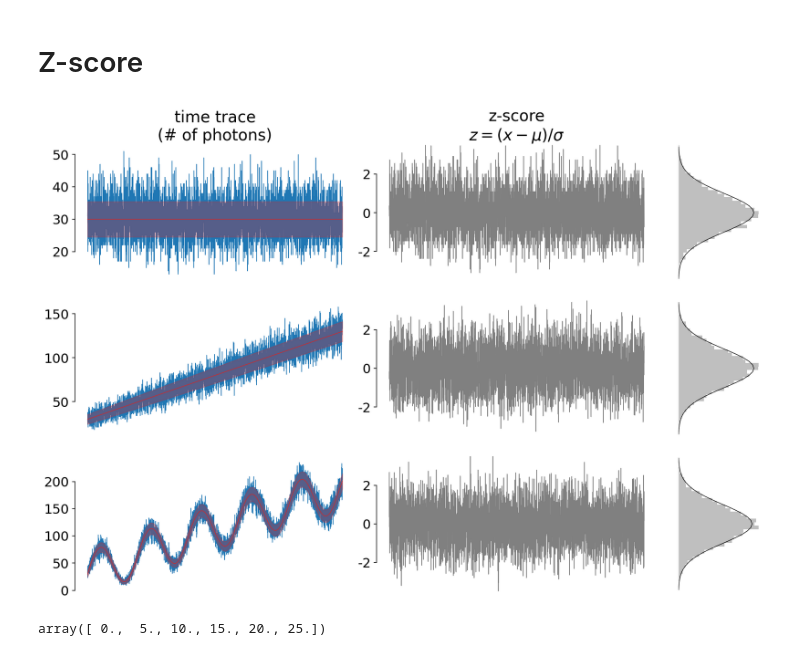
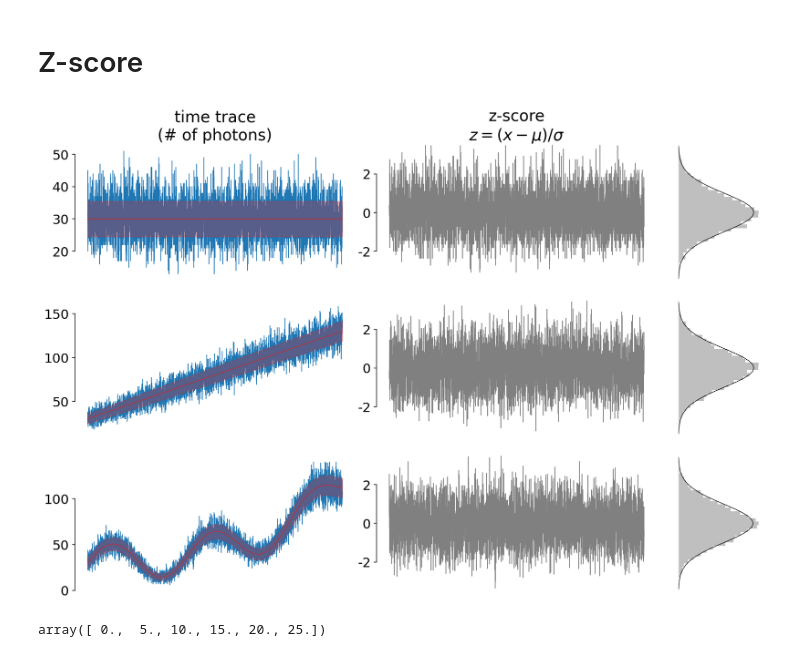
Before and after one commit to szarma/Physio_Ca, a Jupyter notebook: docs/materials_and_methods.ipynb, the cells around one changed output. Drawn from its saved outputs; the diff is of its cells as text; code cells hidden in the pictures.

```diff
--- a/docs/materials_and_methods.ipynb
+++ b/docs/materials_and_methods.ipynb
@@ -324,9 +324,14 @@ fig, axs = plt.subplots(3,3,figsize=(15,10), gridspec_kw={"width_ratios":[1,1,.3
 for i,mu in enumerate([
     [mu0]*Npoints,
     mu0+.02*np.arange(Npoints),
-    mu0+np.sin(np.arange(Npoints)/np.pi/50)*40+.03*np.arange(Npoints)+np.sin(np.arange(Npoints)/np.pi/600)*10
+    mu0
+#     +.02*np.arange(Npoints)
+    +np.sin((np.arange(Npoints)/np.pi/100))*20
+#     +np.sin((np.arange(Npoints)/np.pi/200))*30+.03*np.arange(Npoints)
+    +(np.exp((np.arange(Npoints)*1/Npoints)**2)-1)*50
+    #+np.sin(np.arange(Npoints)/np.pi/600)*10
 ]):
-    mu = np.array(mu)
+    mu = np.maximum(1,mu)
     x = dst.poisson(mu=mu).rvs()
     ax = axs[i,0]
     ax.plot(x,label=r"trace $x$",lw=lw, clip_on=True)
@@ -344,34 +349,34 @@ for ax in axs[:,1:].flat:
     ax.set_ylim(-3.5,3.5)
 axs[0,0].set_title("time trace\n(# of photons)")
 axs[0,1].set_title("z-score\n"+r"$z=(x-\mu)/\sigma$")
 
 plt.subplots_adjust(wspace=.1, hspace=.15)
 
 for ax in axs[:,2].flat:
     ax.set_xticks([])
     for sp in ["top","right","bottom"]:
         ax.spines[sp].set_visible(False)
 for ax in axs[:,:2].flat:
     ax.set_xticks([])
     for sp in ["top","right","bottom"]:
         ax.spines[sp].set_visible(False)
 for ax in axs[:,1]:
     ax.spines["left"].set_bounds(-2,2)
     ax.set_yticks([-2,0,2])
     ax.set_yticklabels([-2,0,2])
 for ax in axs[:,2]:
     ax.spines["left"].set_visible(False)
     ax.set_yticks([])
 #     ax.spines["left"].set_position(("outward",10))
 #     yt = [-2,0,2]
 #     ax.spines["left"].set_bounds(yt[0], yt[-1])
 #     ax.set_yticks(yt)
 #     ax.set_yticklabels(yt)
 for ax in axs[:,0]:
     yt = ax.get_yticks().copy()
     ax.spines["left"].set_bounds(yt[1],yt[-2])
 # %% [output]
-[figure, old version]
+[figure, new version]
 # %%
 fig.savefig("figures/z_score.png",dpi=300)
 # %%
```
Also changed, not shown: 1 other file.
